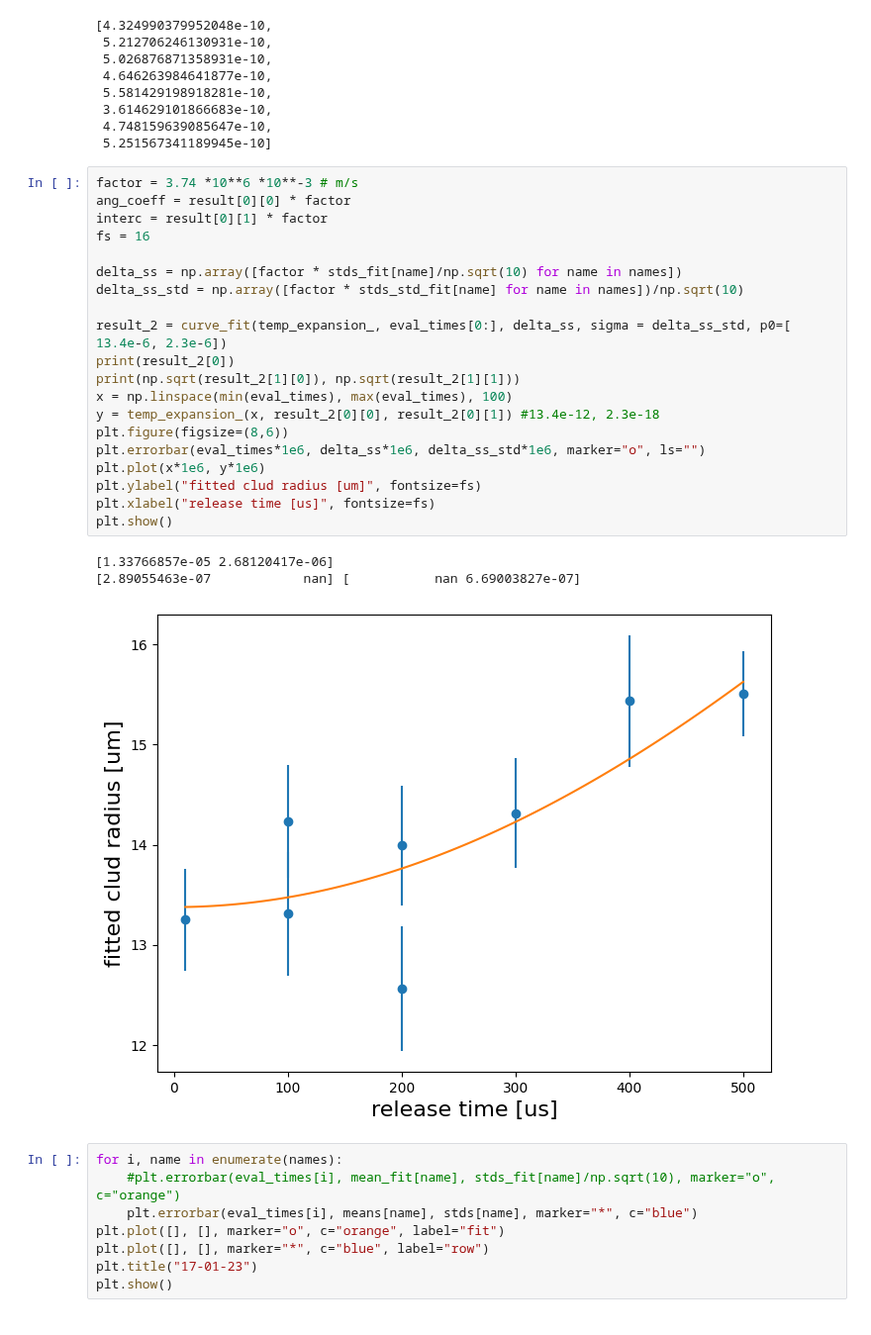
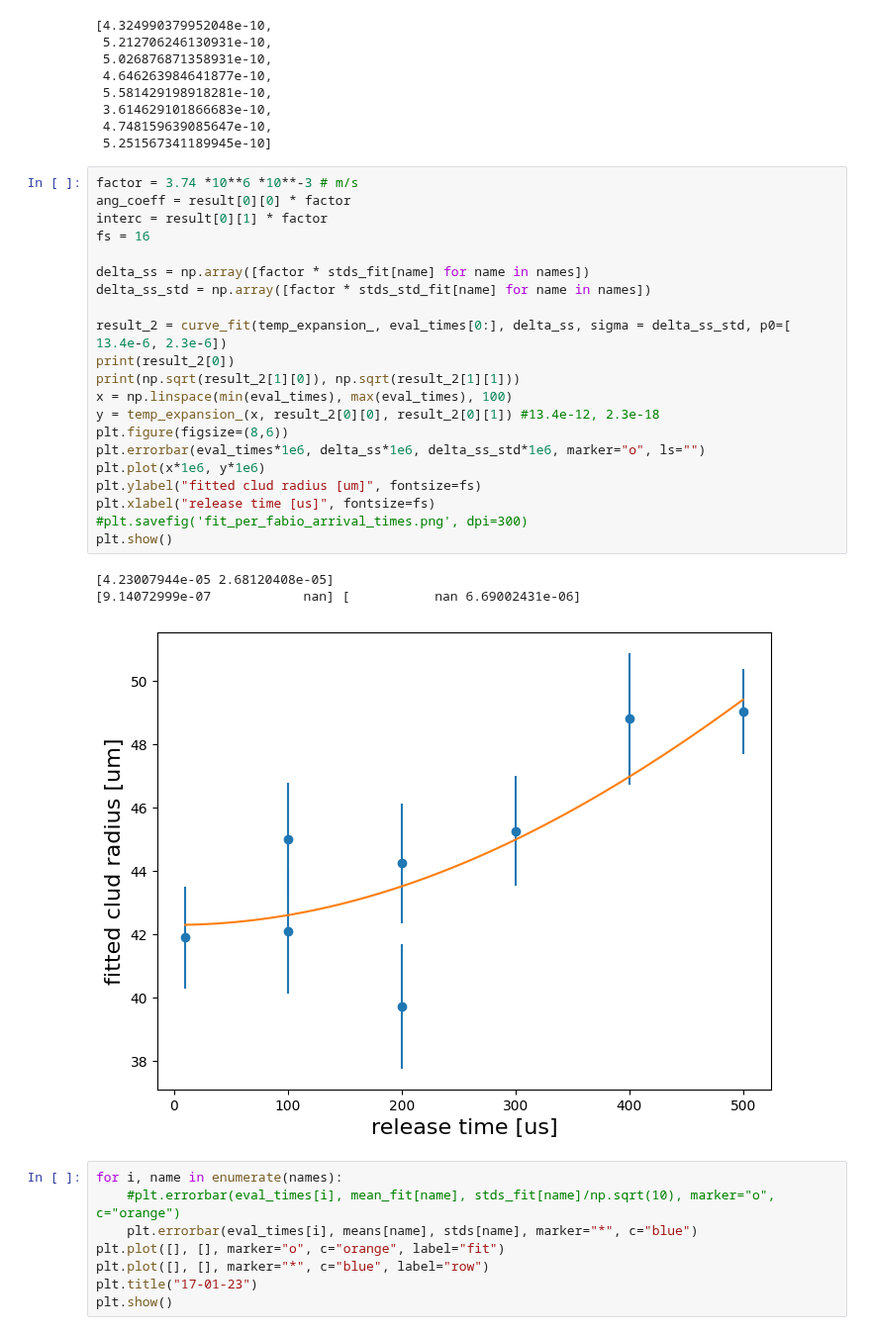
Before and after one commit to Valerio-Amico/Lab-Rydberg, a Jupyter notebook: dipolar_trap/arrival_time_rydberg_exp_blokade_02-02-23.ipynb, the cells around one changed output. Shown at 99% size. Drawn from its saved outputs; the diff is of its cells as text.

```diff
--- a/dipolar_trap/arrival_time_rydberg_exp_blokade_02-02-23.ipynb
+++ b/dipolar_trap/arrival_time_rydberg_exp_blokade_02-02-23.ipynb
@@ -178,27 +178,28 @@ list(stds_std_fit.values())
 # %%
 factor = 3.74 *10**6 *10**-3 # m/s
 ang_coeff = result[0][0] * factor
 interc = result[0][1] * factor
 fs = 16
 
-delta_ss = np.array([factor * stds_fit[name]/np.sqrt(10) for name in names])
-delta_ss_std = np.array([factor * stds_std_fit[name] for name in names])/np.sqrt(10)
+delta_ss = np.array([factor * stds_fit[name] for name in names])
+delta_ss_std = np.array([factor * stds_std_fit[name] for name in names])
 
 result_2 = curve_fit(temp_expansion_, eval_times[0:], delta_ss, sigma = delta_ss_std, p0=[ 13.4e-6, 2.3e-6])
 print(result_2[0])
 print(np.sqrt(result_2[1][0]), np.sqrt(result_2[1][1]))
 x = np.linspace(min(eval_times), max(eval_times), 100)
 y = temp_expansion_(x, result_2[0][0], result_2[0][1]) #13.4e-12, 2.3e-18
 plt.figure(figsize=(8,6))
 plt.errorbar(eval_times*1e6, delta_ss*1e6, delta_ss_std*1e6, marker="o", ls="")
 plt.plot(x*1e6, y*1e6)
 plt.ylabel("fitted clud radius [um]", fontsize=fs)
 plt.xlabel("release time [us]", fontsize=fs)
+#plt.savefig('fit_per_fabio_arrival_times.png', dpi=300)
 plt.show()
 # %% [output]
-[1.33766857e-05 2.68120417e-06]
-[2.89055463e-07            nan] [           nan 6.69003827e-07]
+[4.23007944e-05 2.68120408e-05]
+[9.14072999e-07            nan] [           nan 6.69002431e-06]
-[figure, old version]
+[figure, new version]
 # %%
 for i, name in enumerate(names):
     #plt.errorbar(eval_times[i], mean_fit[name], stds_fit[name]/np.sqrt(10), marker="o", c="orange")
```
Also changed, not shown: 32 other files.
